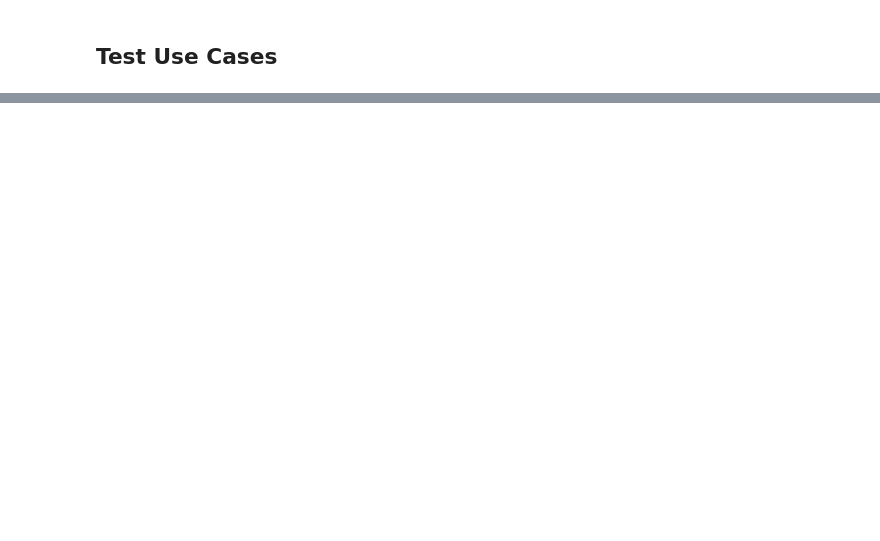
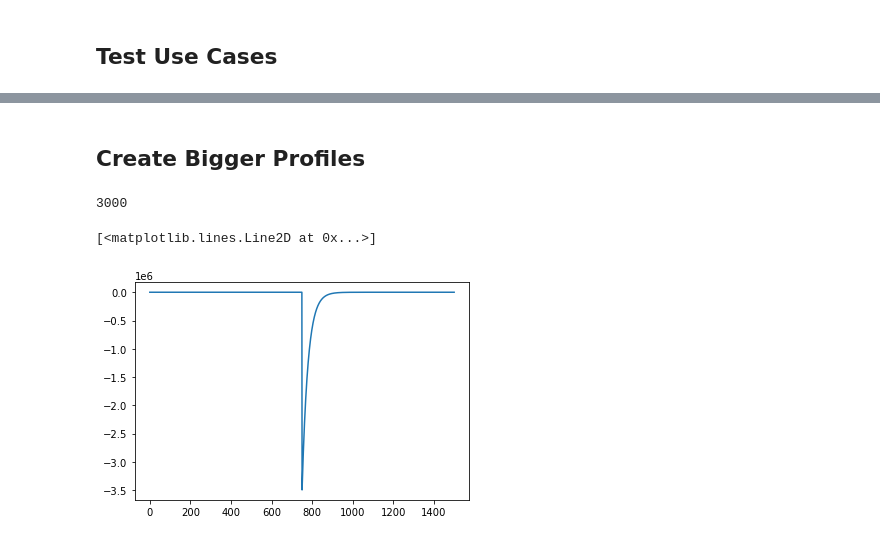
Before and after one commit to Energy-Theory-Guided-Data-Science/Battery-System, a Jupyter notebook: Battery-System/notebooks/models/theory_baseline/01-T_TheveninModel.ipynb, the cells around one changed output, grey strips where cells are left out. Saved outputs shown, nothing was run; the diff lists cells and outputs as text; code cells hidden in the pictures; blank space fills up the shorter version.

```diff
--- a/Battery-System/notebooks/models/theory_baseline/01-T_TheveninModel.ipynb
+++ b/Battery-System/notebooks/models/theory_baseline/01-T_TheveninModel.ipynb
@@ -80,0 +165,47 @@ yhat = thevenin.vis_predict_usecases([TRAIN_PROFILE, USE_CASES[0], USE_CASES[1],
+# %% [markdown]
+## Create Bigger Profiles
+# %%
+import src.data.data_preprocessing as util
+
+test_current, test_voltage = thevenin.load_profile('Profile 10A', HYPER_PARAMETERS, cutoff_time = 700)
+
+test_voltage_time = test_voltage[:,0]
+test_voltage_profile = test_voltage[:,1]
+
+test_current_time = test_current[:,0]
+test_current_time = np.append(test_current_time, test_current_time)
+
+test_current_profile = test_current[:,1]
+test_current_profile = np.append(test_current_profile, test_current_profile)
+# plt.plot(test_current_profile)
+print(test_current_profile.shape[0])
+
+z_1, v_1, z_2, v_2, ocv_curve_exact_lin = thevenin.get_SOC_values('Profile 10A', HYPER_PARAMETERS)
+
+# ------------- set parameters -------------
+v_0 = test_voltage_profile[0]
+z_t0 = thevenin.ocv_inverse_exact_lin(v_0, ocv_curve_exact_lin)
+q = 33.2 # expert knowledge
+
+# ------------- predict profile -------------
+v_class = thevenin.v_wrapper(z_t0, q, r_0, r_1, c_1)
+vhat_profile = list()
+
+for i in range(test_current_profile.shape[0]):
+    if (i == 0):
+        d_t = 0.25 * HYPER_PARAMETERS['d_sample']
+    else:
+        d_t = test_current_time[i] - test_current_time[i-1]
+
+    i_k = - test_current_profile[i] # i_k is negative on charge and positive on discharge
+    vhat = v_class.v_k(i_k, d_t * 2, z_1, v_1, z_2, v_2, ocv_curve_exact_lin)
+    vhat_profile.append(vhat)
+
+vhat_profile = np.array(vhat_profile)
+v = util.align(vhat_profile, test_voltage_profile)
+
+plt.plot(v)
+# %% [output]
+3000
+[<matplotlib.lines.Line2D at 0x...>]
+[figure, added]
```
Also changed, not shown: parts of 9 cells of this notebook, 4 other files.
